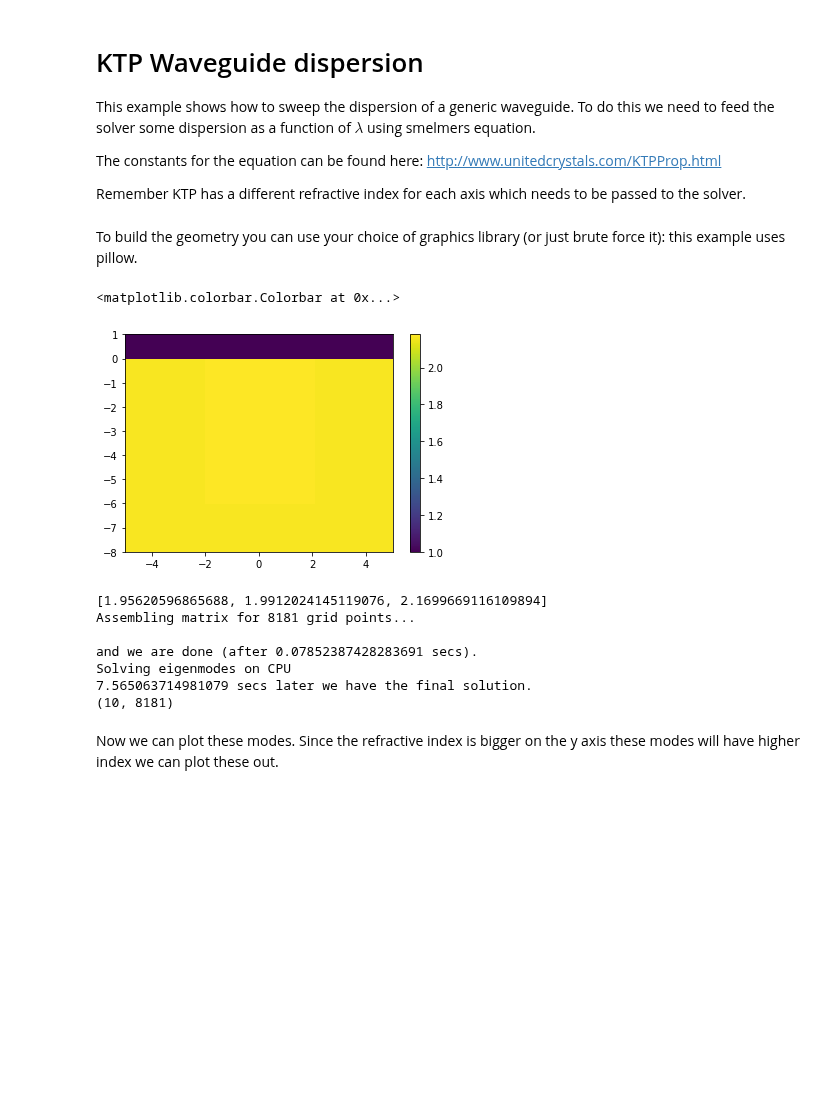
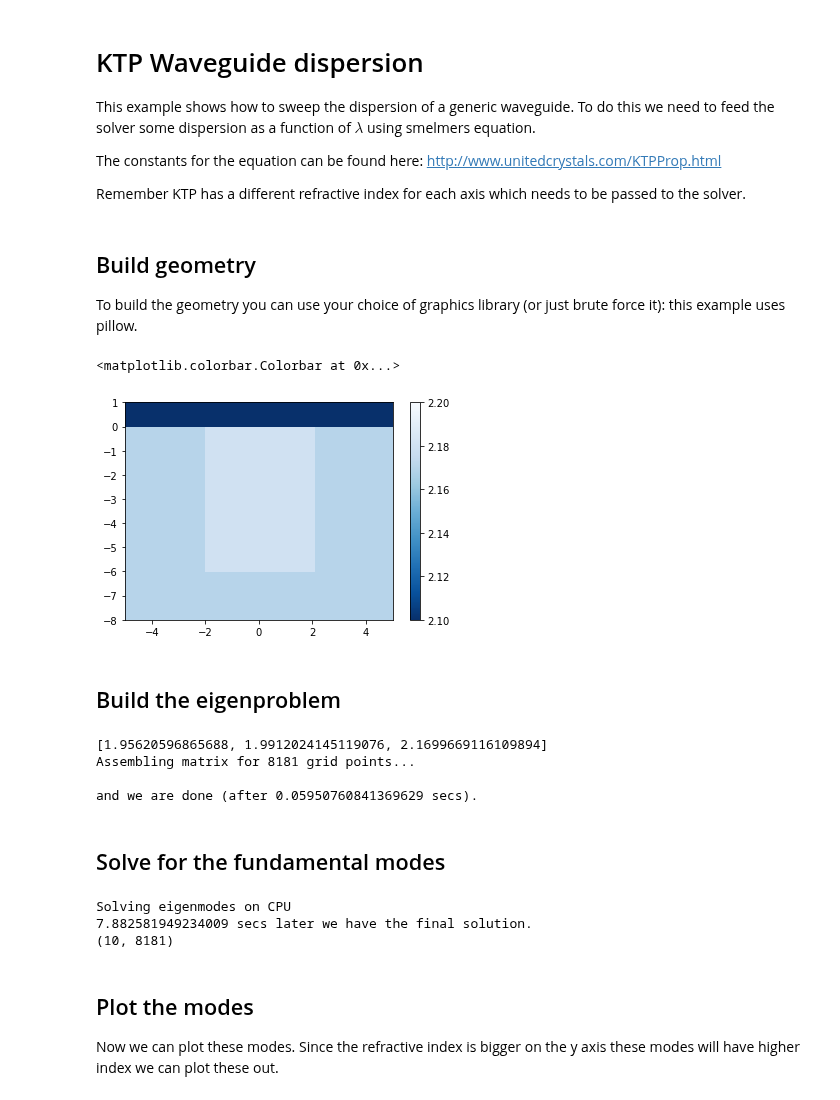
Before and after one commit to philmain28/philsol, a Jupyter notebook: examples/example_KTP_waveguide.ipynb, the cells around one changed output. Cells and saved outputs as stored; diff of their text form; code cells hidden in the pictures; blank space fills up the shorter version.

```diff
--- a/examples/example_KTP_waveguide.ipynb
+++ b/examples/example_KTP_waveguide.ipynb
@@ -18,6 +18,7 @@ def refractive(lam):
     index = [ns**0.5 for ns in n_square]
     return index
 # %% [markdown]
+## Build geometry
 To build the geometry you can use your choice of graphics library (or just brute force it): this example uses pillow.
 # %%
 %matplotlib inline
@@ -59,42 +60,52 @@ def n_build(lam):
     geom_draw = [ImageDraw.Draw(axis) for axis in geom]
 
     # now we need some air
     air_index = int(round((simulation_height - air_height) / dy))
     [ axis.rectangle([0, air_index, num_x - 1, num_y - 1], 1.)
        for axis in geom_draw ]
 
     # Now we draw the waveguide with a slightly larger intex
     x0_ind = int(round((simulation_width - WG_width) / (2. * dx)))
     x1_ind = int(round((simulation_width + WG_width) / (2. * dx)))
     y0_ind = int(round((simulation_height - air_height - WG_height) / dy ))
     y1_ind = air_index - 1
 
     [geom_draw[i].rectangle([x0_ind, y0_ind, x1_ind, y1_ind], n_ax[i] + 0.01)
        for i in range(3) ]
 
     #Now we assemble a matrix we can give to the solver
     n =  np.dstack(
            [np.asarray(axis.getdata(), dtype = np.float64).reshape((num_y, num_x))
               for axis in geom]
                   )
     return n
 
 x = np.linspace(-simulation_width / 2., simulation_width / 2., num_x)
 y = np.linspace(air_height - simulation_height, air_height, num_y)
 n = n_build(lam)
 
-plt.pcolor(x,y,n[:,:,1])
-#n = np.moveaxis(n,[1,2,3], [2,1,3])
+plt.pcolor(x,y,n[:,:,1], cmap = cm.Blues_r)
+plt.clim([2.1, 2.2])
 plt.colorbar()
 # %% [output]
 <matplotlib.colorbar.Colorbar at 0x...>
-[figure, old version]
+[figure, new version]
+# %% [markdown]
+## Build the eigenproblem
+# %%
+#n = np.ones((num_x, num_y, 3))
+#n[19:49, 19:49, :] = n[19:49, 19:49, :] + 0.45
+print(refractive(lam))
+
+P, _ = ps.eigen_build(k, n, dy, dx)
+# %% [output]
+[1.95620596865688, 1.9912024145119076, 2.1699669116109894]
+Assembling matrix for 8181 grid points...
+
+and we are done (after 0.05950760841369629 secs).
+# %% [markdown]
+## Solve for the fundamental modes
 # %%
-#n = np.ones((num_x, num_y, 3))
-#n[19:49, 19:49, :] = n[19:49, 19:49, :] + 0.45
-print(refractive(lam))
-
-P, _ = ps.eigen_build(k, n, dy, dx)
 neff = 2.5
 neigs = 10
 beta_in = 2. * cst.pi * neff / lam
@@ -105,13 +116,10 @@ print(np.shape(Ey))
 Ex_fields = [np.reshape(E_vec, (num_x, num_y)) for E_vec in Ex]
 Ey_fields = [np.reshape(E_vec, (num_x, num_y)) for E_vec in Ey]
 # %% [output]
-[1.95620596865688, 1.9912024145119076, 2.1699669116109894]
-Assembling matrix for 8181 grid points...
-
-and we are done (after 0.07852387428283691 secs).
 Solving eigenmodes on CPU
-7.565063714981079 secs later we have the final solution.
+7.882581949234009 secs later we have the final solution.
 (10, 8181)
 # %% [markdown]
+## Plot the modes
 Now we can plot these modes. Since the refractive index is bigger on the y axis these modes will have higher index we can plot these out.
 # %%
```
Also changed, not shown: parts of 6 cells of this notebook.
